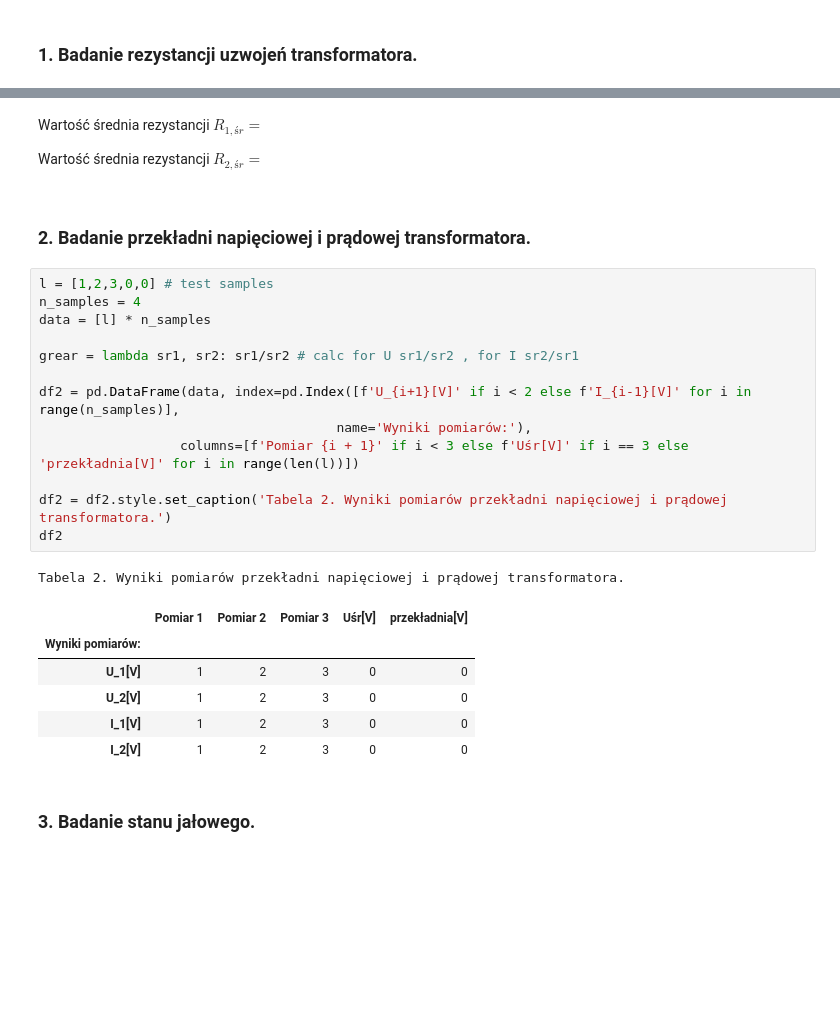
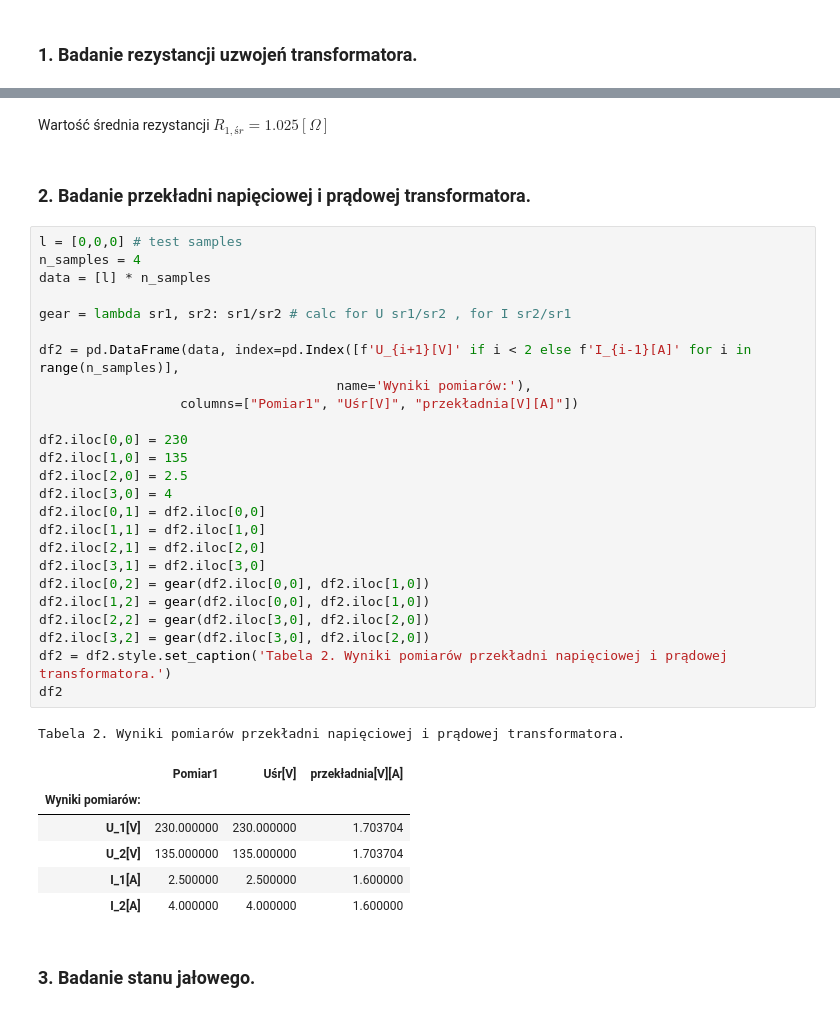
Before and after one commit to yellowBunnyy/elektrotechnika, a Jupyter notebook: cwiczenie_3_transformatory.ipynb, the cells around one changed output, grey strips where cells are left out. Cells and saved outputs as stored; diff of their text form; blank space fills up the shorter version.

```diff
--- a/cwiczenie_3_transformatory.ipynb
+++ b/cwiczenie_3_transformatory.ipynb
@@ -28,29 +34,40 @@ Tabela 1. Wyniki pomiarów dokonanych podczas badania rezystancji uzwojenia tran
 # %% [markdown]
-Wartość średnia rezystancji $R_{1,śr} = $<p>
-Wartość średnia rezystancji $R_{2,śr} = $
+Wartość średnia rezystancji $R_{1,śr} = 1.025[\Omega]$
 # %% [markdown]
 ### 2. Badanie przekładni napięciowej i prądowej transformatora.
 # %%
-l = [1,2,3,0,0] # test samples
+l = [0,0,0] # test samples
 n_samples = 4
 data = [l] * n_samples
 
-grear = lambda sr1, sr2: sr1/sr2 # calc for U sr1/sr2 , for I sr2/sr1
+gear = lambda sr1, sr2: sr1/sr2 # calc for U sr1/sr2 , for I sr2/sr1
 
-df2 = pd.DataFrame(data, index=pd.Index([f'U_{i+1}[V]' if i < 2 else f'I_{i-1}[V]' for i in range(n_samples)],
+df2 = pd.DataFrame(data, index=pd.Index([f'U_{i+1}[V]' if i < 2 else f'I_{i-1}[A]' for i in range(n_samples)],
                                       name='Wyniki pomiarów:'),
-                  columns=[f'Pomiar {i + 1}' if i < 3 else f'Uśr[V]' if i == 3 else 'przekładnia[V]' for i in range(len(l))])
+                  columns=["Pomiar1", "Uśr[V]", "przekładnia[V][A]"])
 
+df2.iloc[0,0] = 230
+df2.iloc[1,0] = 135
+df2.iloc[2,0] = 2.5
+df2.iloc[3,0] = 4
+df2.iloc[0,1] = df2.iloc[0,0]
+df2.iloc[1,1] = df2.iloc[1,0]
+df2.iloc[2,1] = df2.iloc[2,0]
+df2.iloc[3,1] = df2.iloc[3,0]
+df2.iloc[0,2] = gear(df2.iloc[0,0], df2.iloc[1,0])
+df2.iloc[1,2] = gear(df2.iloc[0,0], df2.iloc[1,0])
+df2.iloc[2,2] = gear(df2.iloc[3,0], df2.iloc[2,0])
+df2.iloc[3,2] = gear(df2.iloc[3,0], df2.iloc[2,0])
 df2 = df2.style.set_caption('Tabela 2. Wyniki pomiarów przekładni napięciowej i prądowej transformatora.')
 df2
 # %% [output]
 Tabela 2. Wyniki pomiarów przekładni napięciowej i prądowej transformatora.
-|  | Pomiar 1 | Pomiar 2 | Pomiar 3 | Uśr[V] | przekładnia[V] |
-| Wyniki pomiarów: |  |  |  |  |  |
-| U_1[V] | 1 | 2 | 3 | 0 | 0 |
-| U_2[V] | 1 | 2 | 3 | 0 | 0 |
-| I_1[V] | 1 | 2 | 3 | 0 | 0 |
-| I_2[V] | 1 | 2 | 3 | 0 | 0 |
+|  | Pomiar1 | Uśr[V] | przekładnia[V][A] |
+| Wyniki pomiarów: |  |  |  |
+| U_1[V] | 230.000000 | 230.000000 | 1.703704 |
+| U_2[V] | 135.000000 | 135.000000 | 1.703704 |
+| I_1[A] | 2.500000 | 2.500000 | 1.600000 |
+| I_2[A] | 4.000000 | 4.000000 | 1.600000 |
 # %% [markdown]
 ### 3. Badanie stanu jałowego.
 # %% [markdown]
```
Also changed, not shown: parts of 5 cells of this notebook.
